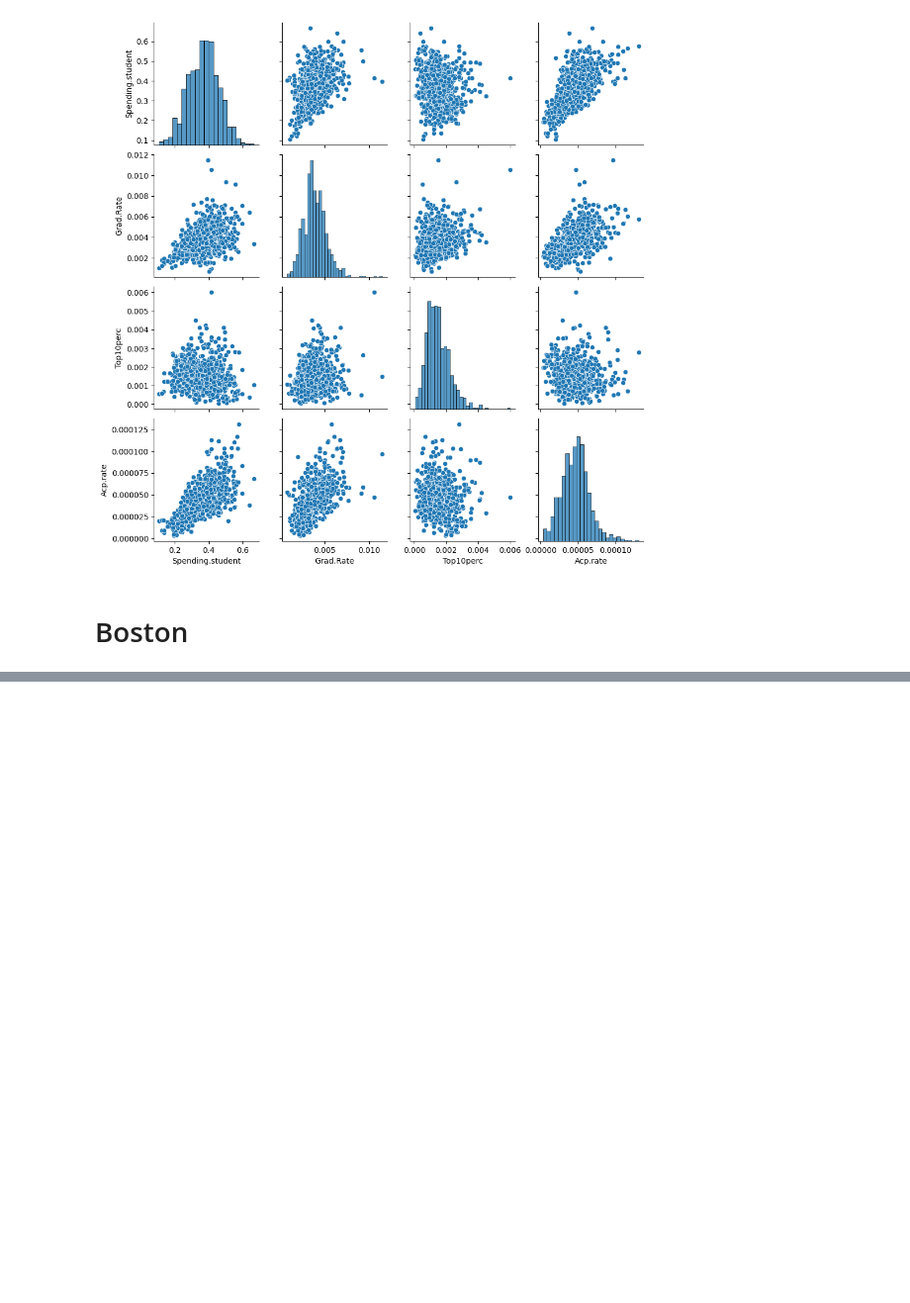
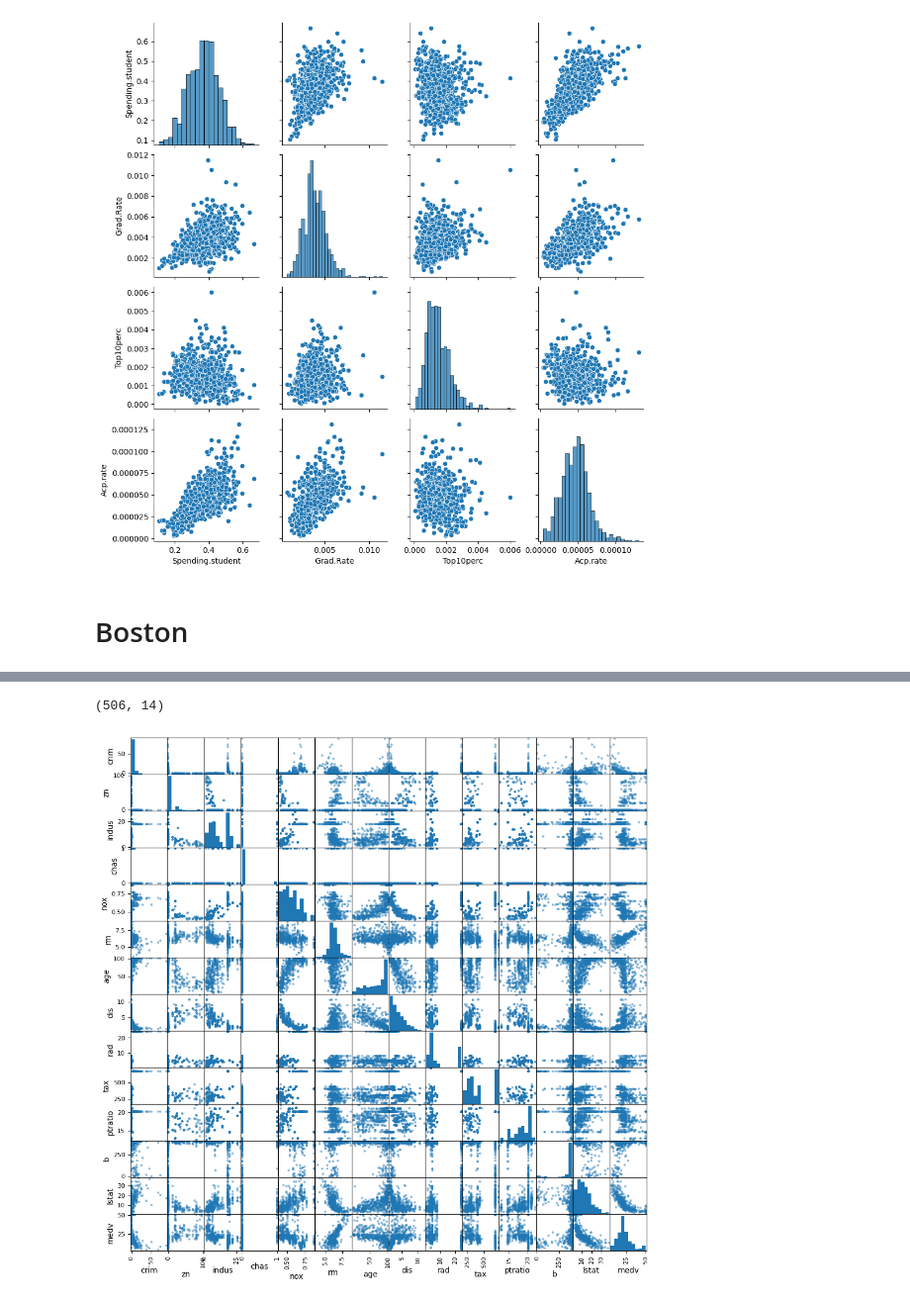
Before and after one commit to tothanhdat2006/ISLP-Practice, a Jupyter notebook: Chapter2.ipynb, the cells around one changed output, grey strips where cells are left out. Shown at 99% size. Saved outputs shown, nothing was run; the diff lists cells and outputs as text; code cells hidden in the pictures; blank space fills up the shorter version.

```diff
--- a/Chapter2.ipynb
+++ b/Chapter2.ipynb
@@ -249,0 +262,8 @@ boston.head(5)
+# %%
+boston.shape
+# %% [output]
+(506, 14)
+# %%
+pd.plotting.scatter_matrix(boston, figsize=(12,12));
+# %% [output]
+[figure, added]
```
Also changed, not shown: parts of 14 cells of this notebook, 1 other file.
